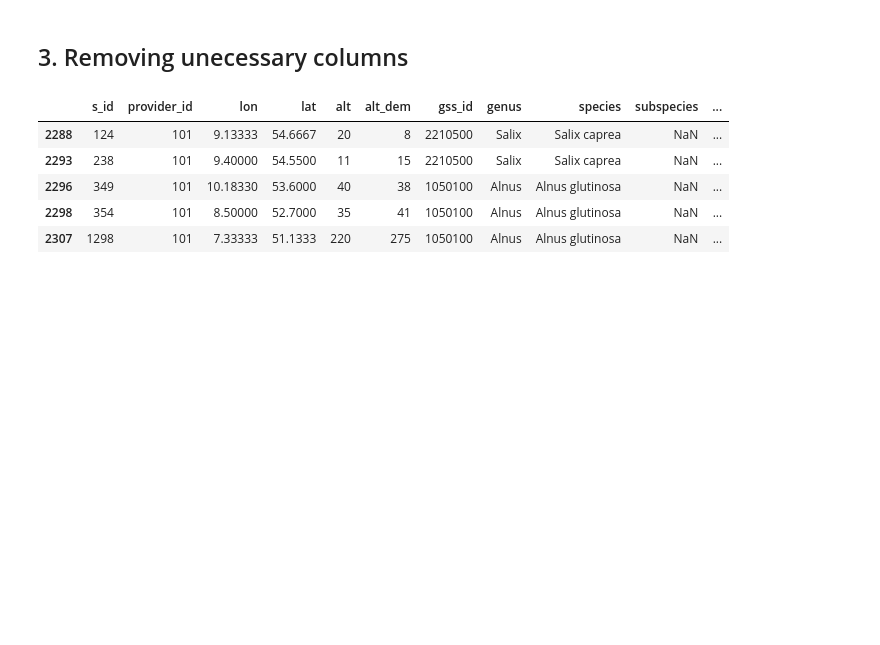
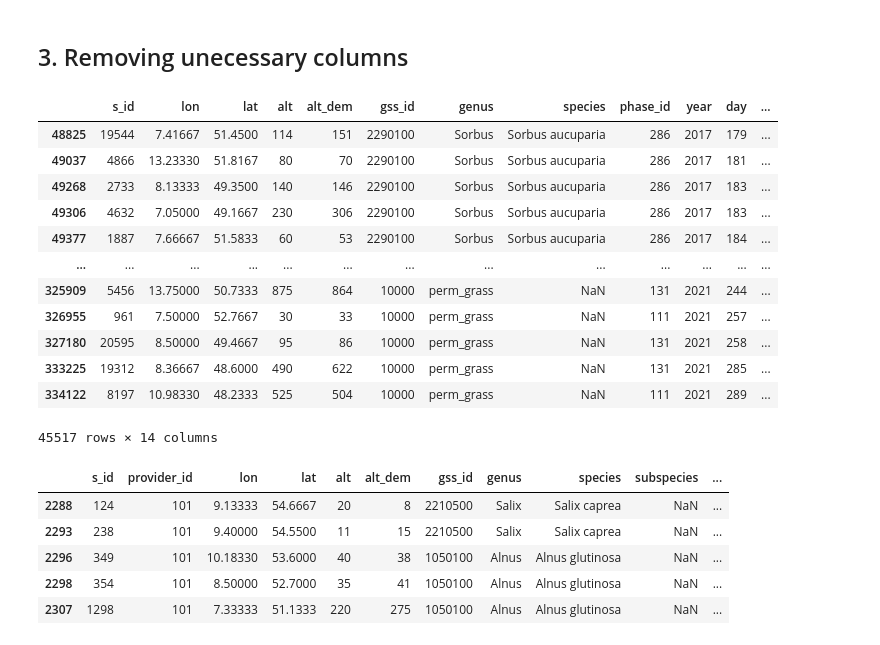
Before and after one commit to Vk0z/vitpheno, a Jupyter notebook: PEP725_preprocessing.ipynb, the cells around one changed output. Cells and saved outputs as stored; diff of their text form; code cells hidden in the pictures; blank space fills up the shorter version.

```diff
--- a/PEP725_preprocessing.ipynb
+++ b/PEP725_preprocessing.ipynb
@@ -208,6 +209,22 @@ combined_dfs.year.value_counts()
 Name: year, dtype: int64
 # %% [markdown]
 ## 3. Removing unecessary columns <a class="anchor" id="removing"></a>
+# %%
+combined_dfs[combined_dfs.phase_id > 99]
+# %% [output]
+|  | s_id | lon | lat | alt | alt_dem | gss_id | genus | species | phase_id | year | day | ... |
+| 48825 | 19544 | 7.41667 | 51.4500 | 114 | 151 | 2290100 | Sorbus | Sorbus aucuparia | 286 | 2017 | 179 | ... |
+| 49037 | 4866 | 13.23330 | 51.8167 | 80 | 70 | 2290100 | Sorbus | Sorbus aucuparia | 286 | 2017 | 181 | ... |
+| 49268 | 2733 | 8.13333 | 49.3500 | 140 | 146 | 2290100 | Sorbus | Sorbus aucuparia | 286 | 2017 | 183 | ... |
+| 49306 | 4632 | 7.05000 | 49.1667 | 230 | 306 | 2290100 | Sorbus | Sorbus aucuparia | 286 | 2017 | 183 | ... |
+| 49377 | 1887 | 7.66667 | 51.5833 | 60 | 53 | 2290100 | Sorbus | Sorbus aucuparia | 286 | 2017 | 184 | ... |
+| ... | ... | ... | ... | ... | ... | ... | ... | ... | ... | ... | ... | ... |
+| 325909 | 5456 | 13.75000 | 50.7333 | 875 | 864 | 10000 | perm_grass | NaN | 131 | 2021 | 244 | ... |
+| 326955 | 961 | 7.50000 | 52.7667 | 30 | 33 | 10000 | perm_grass | NaN | 111 | 2021 | 257 | ... |
+| 327180 | 20595 | 8.50000 | 49.4667 | 95 | 86 | 10000 | perm_grass | NaN | 131 | 2021 | 258 | ... |
+| 333225 | 19312 | 8.36667 | 48.6000 | 490 | 622 | 10000 | perm_grass | NaN | 131 | 2021 | 285 | ... |
+| 334122 | 8197 | 10.98330 | 48.2333 | 525 | 504 | 10000 | perm_grass | NaN | 111 | 2021 | 289 | ... |
+45517 rows × 14 columns
 # %%
 # Checking how the days are numbered.
 combined_dfs[combined_dfs["date"] > "2017-02-30"].head()
```
Also changed, not shown: parts of 3 cells of this notebook.
